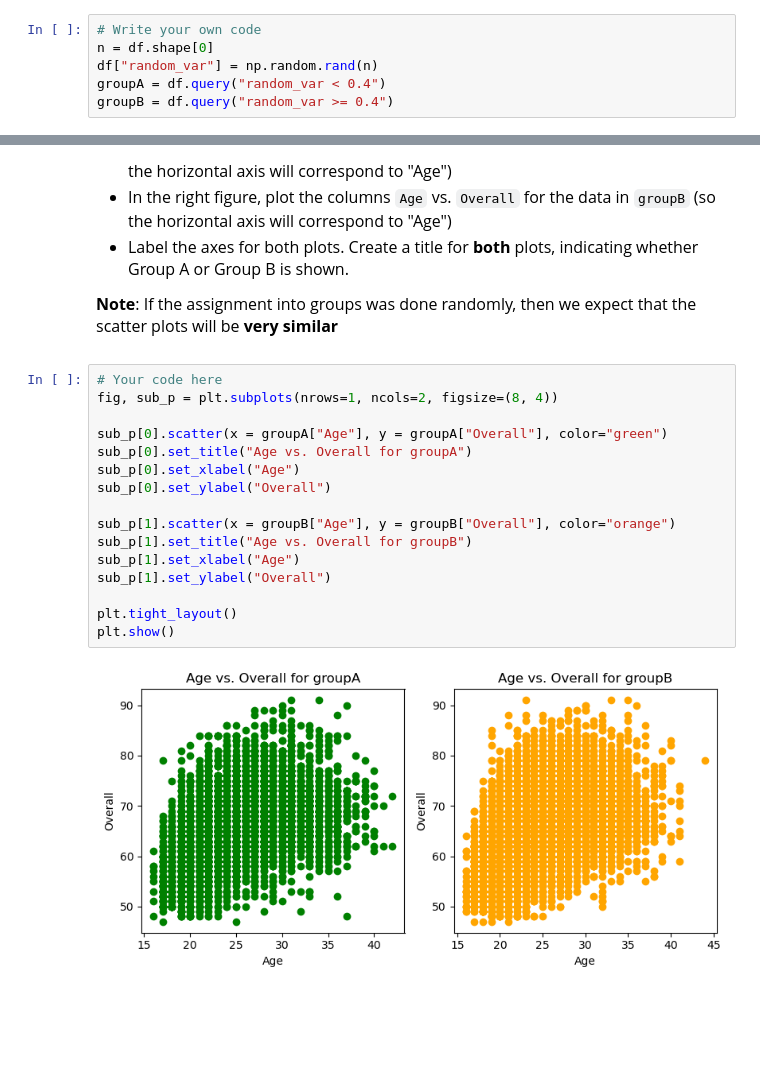
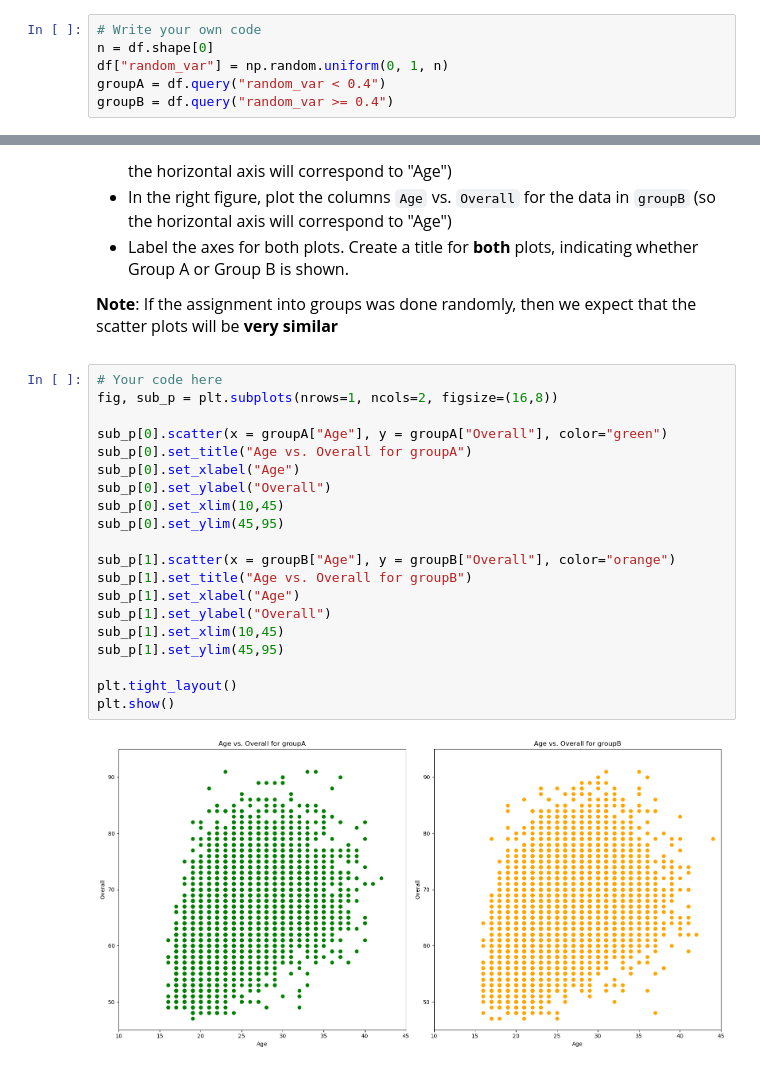
Before and after one commit to Aliceli0/qtm151fall2025, a Jupyter notebook: quiz2_section1/Quiz_2.ipynb, the cells around one changed output, grey strips where cells are left out. Drawn from its saved outputs; the diff is of its cells as text; blank space fills up the shorter version.

```diff
--- a/quiz2_section1/Quiz_2.ipynb
+++ b/quiz2_section1/Quiz_2.ipynb
@@ -190,6 +205,6 @@ print(result)
 # %%
 # Write your own code
 n = df.shape[0]
-df["random_var"] = np.random.rand(n)
+df["random_var"] = np.random.uniform(0, 1, n)
 groupA = df.query("random_var < 0.4")
 groupB = df.query("random_var >= 0.4")
@@ -222,19 +224,23 @@ Name: random_var, Length: 18539, dtype: float64
 **Note**: If the assignment into groups was done randomly, then we expect that the scatter plots will be **very similar**
 # %%
 # Your code here
-fig, sub_p = plt.subplots(nrows=1, ncols=2, figsize=(8, 4))
+fig, sub_p = plt.subplots(nrows=1, ncols=2, figsize=(16,8))
 
 sub_p[0].scatter(x = groupA["Age"], y = groupA["Overall"], color="green")
 sub_p[0].set_title("Age vs. Overall for groupA")
 sub_p[0].set_xlabel("Age")
 sub_p[0].set_ylabel("Overall")
+sub_p[0].set_xlim(10,45)
+sub_p[0].set_ylim(45,95)
 
 sub_p[1].scatter(x = groupB["Age"], y = groupB["Overall"], color="orange")
 sub_p[1].set_title("Age vs. Overall for groupB")
 sub_p[1].set_xlabel("Age")
 sub_p[1].set_ylabel("Overall")
+sub_p[1].set_xlim(10,45)
+sub_p[1].set_ylim(45,95)
 
 plt.tight_layout()
 plt.show()
 # %% [output]
-[figure, old version]
+[figure, new version]
```
Also changed, not shown: parts of 4 cells of this notebook.
